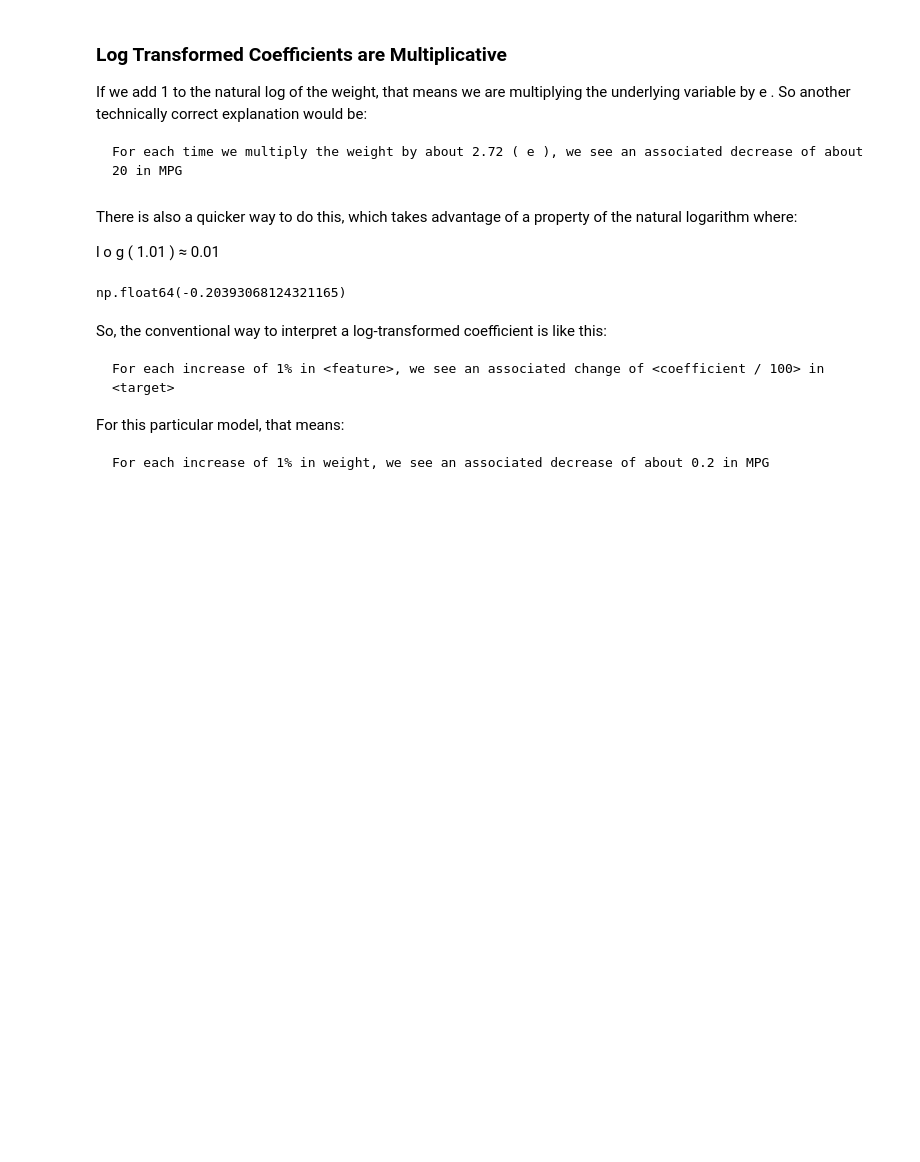
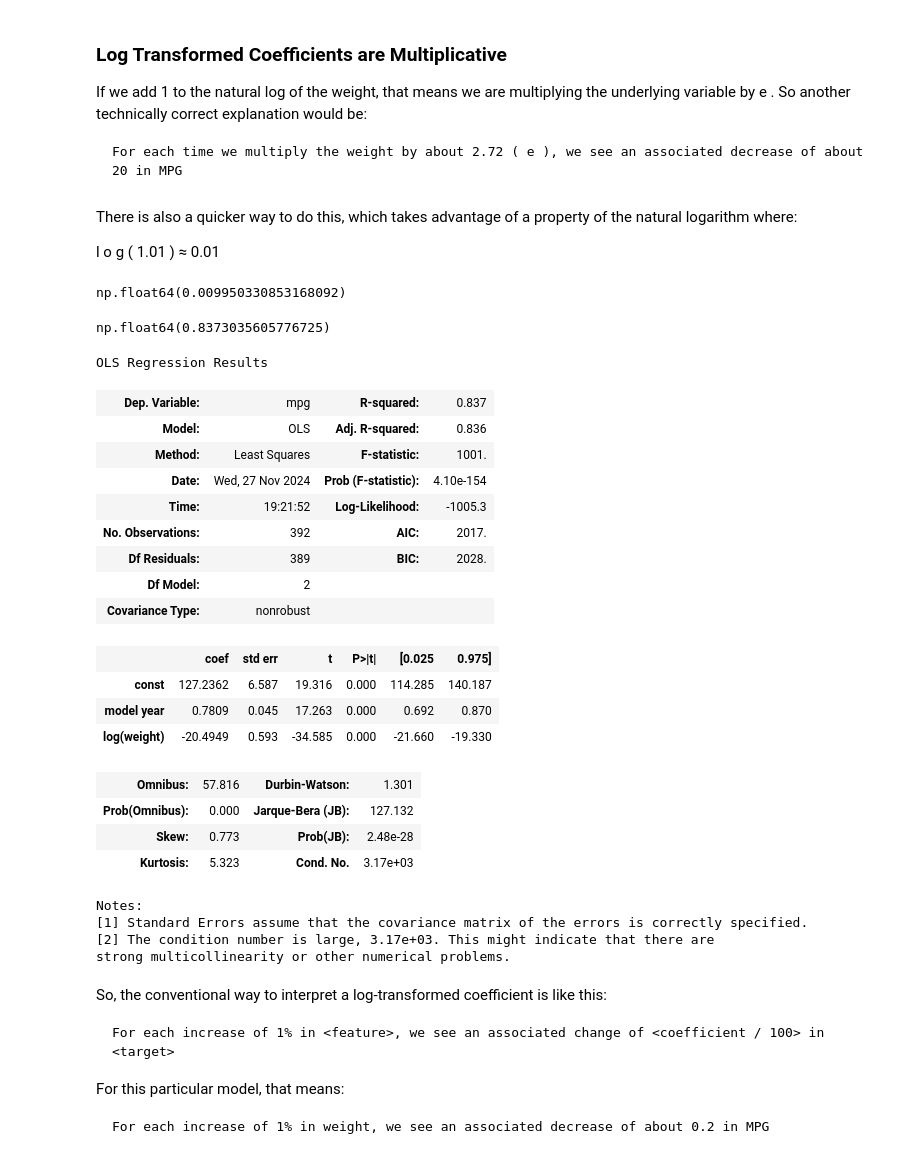
Before and after one commit to karusamuel/regression_diag, a Jupyter notebook: log_transformations.ipynb, the cells around one changed output. Drawn from its saved outputs; the diff is of its cells as text; code cells hidden in the pictures; blank space fills up the shorter version.

```diff
--- a/log_transformations.ipynb
+++ b/log_transformations.ipynb
@@ -205,10 +209,40 @@ If we add 1 to the natural log of the weight, that means we are multiplying the
 There is also a quicker way to do this, which takes advantage of a property of the natural logarithm where:
 
 l o g ( 1.01 ) ≈ 0.01
+# %%
+np.log(1.01)
+# %% [output]
+np.float64(0.009950330853168092)
 # %%
-ols_log_result.params["log(weight)"] * np.log(1.01)
+ols_log_result.params["log(weight)"] * np.log(1.02)
+ols_log_result.rsquared
 # %% [output]
-np.float64(-0.20393068124321165)
+np.float64(0.8373035605776725)
+# %%
+ols_log_result.summary()
+# %% [output]
+OLS Regression Results
+| Dep. Variable: | mpg | R-squared: | 0.837 |
+| Model: | OLS | Adj. R-squared: | 0.836 |
+| Method: | Least Squares | F-statistic: | 1001. |
+| Date: | Wed, 27 Nov 2024 | Prob (F-statistic): | 4.10e-154 |
+| Time: | 19:21:52 | Log-Likelihood: | -1005.3 |
+| No. Observations: | 392 | AIC: | 2017. |
+| Df Residuals: | 389 | BIC: | 2028. |
+| Df Model: | 2 |  |  |
+| Covariance Type: | nonrobust |  |  |
+|  | coef | std err | t | P>|t| | [0.025 | 0.975] |
+| const | 127.2362 | 6.587 | 19.316 | 0.000 | 114.285 | 140.187 |
+| model year | 0.7809 | 0.045 | 17.263 | 0.000 | 0.692 | 0.870 |
+| log(weight) | -20.4949 | 0.593 | -34.585 | 0.000 | -21.660 | -19.330 |
+| Omnibus: | 57.816 | Durbin-Watson: | 1.301 |
+| Prob(Omnibus): | 0.000 | Jarque-Bera (JB): | 127.132 |
+| Skew: | 0.773 | Prob(JB): | 2.48e-28 |
+| Kurtosis: | 5.323 | Cond. No. | 3.17e+03 |
+Notes:
+[1] Standard Errors assume that the covariance matrix of the errors is correctly specified.
+[2] The condition number is large, 3.17e+03. This might indicate that there are
+strong multicollinearity or other numerical problems.
 # %% [markdown]
 So, the conventional way to interpret a log-transformed coefficient is like this:
 
```
Also changed, not shown: parts of 6 cells of this notebook, 2 other files.
